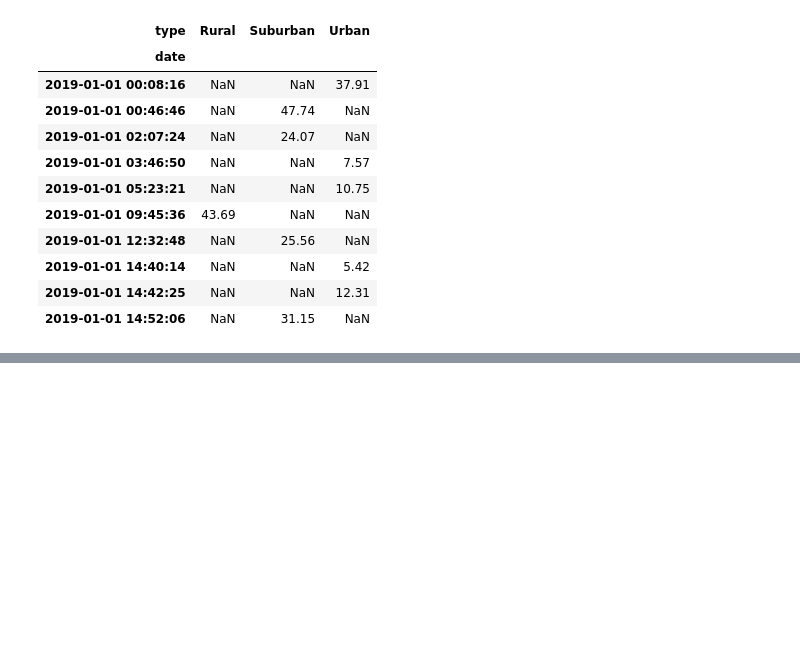
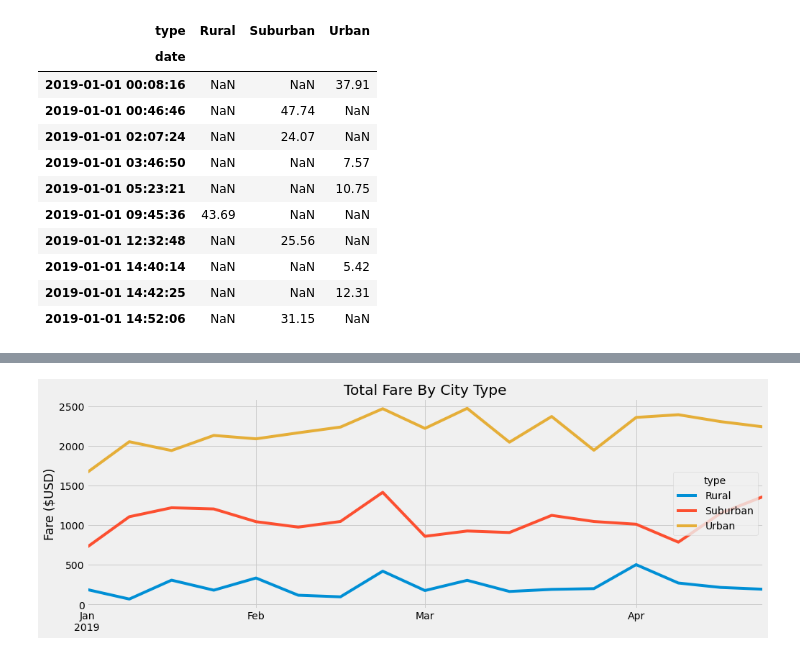
Before and after one commit to JJRJR/PyBer_Analysis, a Jupyter notebook: PyBer_Challenge.ipynb, the cells around one changed output, grey strips where cells are left out. Saved outputs shown, nothing was run; the diff lists cells and outputs as text; code cells hidden in the pictures; blank space fills up the shorter version.

```diff
--- a/PyBer_Challenge.ipynb
+++ b/PyBer_Challenge.ipynb
@@ -204,6 +204,6 @@ Name: fare, dtype: float64
 # %%
 # 6. Set the "date" index to datetime datatype. This is necessary to use the resample() method in Step 8.
 # df.index = pd.to_datetime(df.index)
-loc_sum_pivottable.index = pd.to_datetime(sum_per_date_df.index)
-loc_sum_pivottable
+loc_sum_pivottable.index = pd.to_datetime(loc_sum_pivottable.index)
+loc_sum_pivottable.index
 # %% [output]
@@ -213,2 +236,4 @@ TypeError: <class 'tuple'> is not convertible to datetime
 # %%
 # 8. Create a new DataFrame using the "resample()" function by week 'W' and get the sum of the fares for each week.
+loc_sum_pivottable = loc_sum_pivottable.resample("W").sum()
+loc_sum_pivottable.head(10)
@@ -215,7 +253,19 @@ TypeError: <class 'tuple'> is not convertible to datetime
 # %%
 # 8. Using the object-oriented interface method, plot the resample DataFrame using the df.plot() function.
 
+loc_sum_pivottable.plot(figsize = (15,5))
+
 # Import the style from Matplotlib.
+
 from matplotlib import style
+
 # Use the graph style fivethirtyeight.
+
 style.use('fivethirtyeight')
+plt.title("Total Fare By City Type")
+plt.ylabel("Fare ($USD)")
+plt.xlabel("")
+
+plt.savefig("resources/PyBer_fare_summary.png", dpi = 300, bbox_inches='tight')
+# %% [output]
+[figure, added]
```
Also changed, not shown: parts of 5 cells of this notebook, 2 other files.
